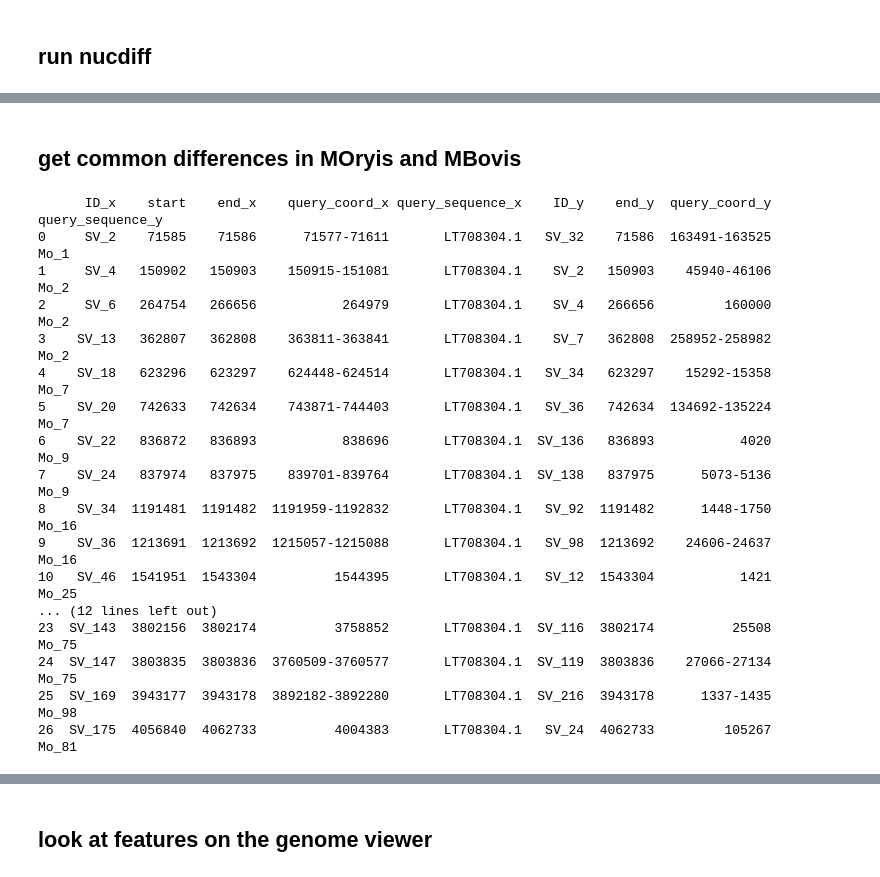
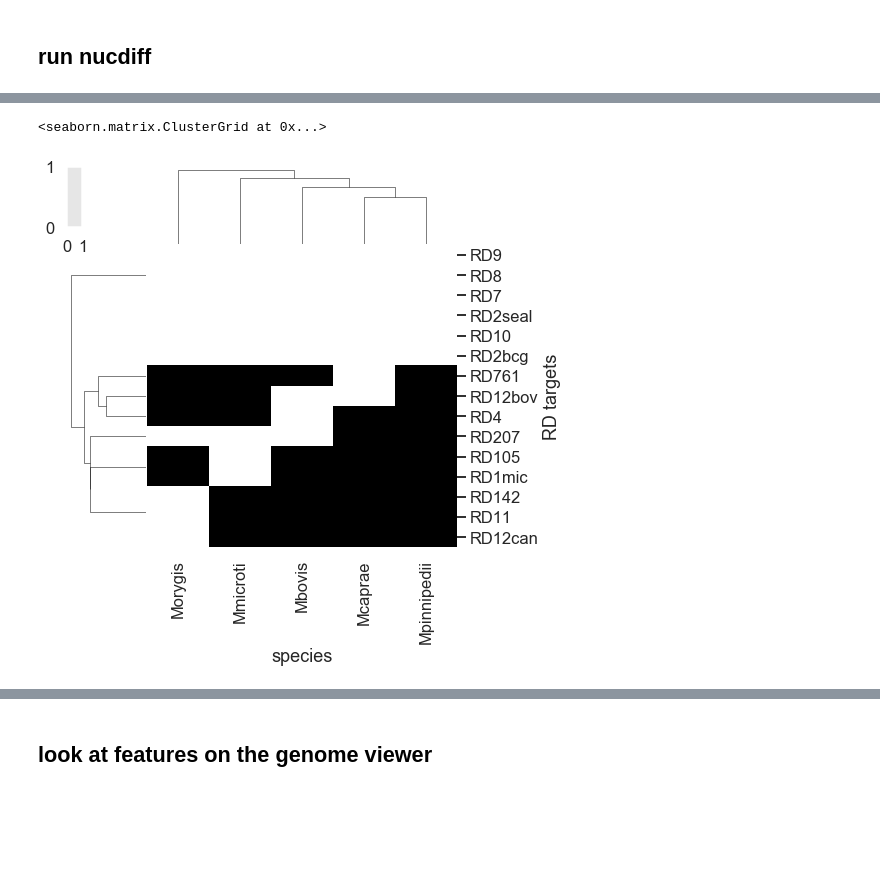
Before and after one commit to Matt-McElheron/Orygis_project, a Jupyter notebook: damien_analysis.ipynb, the cells around one changed output, grey strips where cells are left out. Drawn from its saved outputs; the diff is of its cells as text; code cells hidden in the pictures; blank space fills up the shorter version.

```diff
--- a/damien_analysis.ipynb
+++ b/damien_analysis.ipynb
@@ -57,18 +61,21 @@ def features_to_dataframe(features, cds=False):
     df = pd.DataFrame(allfeat,columns=cols)
     return df
 
-feats = utils.gff_to_features('MTB_Mbovis/results/query_ref_struct.gff')
-#print (features_to_dataframe(feats))
+def gff_to_dataframe(filename):
+    feats = utils.gff_to_features(filename)
+    return features_to_dataframe(feats)
 # %% [markdown]
 ## run nucdiff
 # %%
 def run_nucdiff(ref,query):
+
     r = os.path.splitext(ref)[0]
     q = os.path.splitext(query)[0]
-    cmd = f'nucdiff {ref} {query} {r}_{q} query'
+    cmd = f'nucdiff genomes/{ref} genomes/{query} {r}_{q} query'
     print (cmd)
-    subprocess.check_output(cmd,shell=True)
+    #subprocess.check_output(cmd,shell=True)
 
-#run_nucdiff('MTB.fna','Mbovis.fna')
-run_nucdiff('MTB.fna','MOrygis.fa')
+names = ['Mbovis','Morygis','Mcaprae','Mmicroti','Mpinnipedii']
+for n in names:
+    run_nucdiff('MTB.fna',f'{n}.fna')
 # %% [output]
@@ -83,17 +89,14 @@ oryg_df = features_to_dataframe(feats)
 # %%
 def find_regions(result):
-    result = result[result.Name.isin(['insertion','deletion'])]
+    #result = result[result.Name.isin(['insertion','deletion'])]
     RD = pd.read_csv('RD.csv')
     found=[]
     for i,r in list(result.iterrows()):
-        df = RD[abs(RD.Start-r.start)<500]
+        df = RD[abs(RD.Start-r.start)<400]
         if len(df)>0:
-            #print (df)
-            df['change'] = r.Name
-            df['ID'] = r.ID
+            idcol = r.keys()[0]
+            df['name'] = r[idcol]
+            df['species'] = r.species
             found.append(df)
     found = pd.concat(found)
     return found
-
-print (find_regions(mbovis_df) )
-print (find_regions(oryg_df) )
@@ -122,30 +103,18 @@ See the caveats in the documentation: http://pandas.pydata.org/pandas-docs/stabl
-# %% [markdown]
-## get common differences in MOryis and MBovis
-# %%
-#print (mbovis_df[:5])
-def get_common(df1,df2):
-    scols = ['ID','start','end','query_coord','query_sequence']
-    df1 = df1[df1.Name.isin(['insertion','deletion'])]
-    df2 = df2[df2.Name.isin(['insertion','deletion'])]
-    res = df1[scols].merge(df2[scols],on='start')
-    print (res)
-
-get_common(mbovis_df,oryg_df)
-# %% [output]
-      ID_x    start    end_x    query_coord_x query_sequence_x    ID_y    end_y  query_coord_y query_sequence_y
-0     SV_2    71585    71586      71577-71611       LT708304.1   SV_32    71586  163491-163525             Mo_1
-1     SV_4   150902   150903    150915-151081       LT708304.1    SV_2   150903    45940-46106             Mo_2
-2     SV_6   264754   266656           264979       LT708304.1    SV_4   266656         160000             Mo_2
-3    SV_13   362807   362808    363811-363841       LT708304.1    SV_7   362808  258952-258982             Mo_2
-4    SV_18   623296   623297    624448-624514       LT708304.1   SV_34   623297    15292-15358             Mo_7
-5    SV_20   742633   742634    743871-744403       LT708304.1   SV_36   742634  134692-135224             Mo_7
-6    SV_22   836872   836893           838696       LT708304.1  SV_136   836893           4020             Mo_9
-7    SV_24   837974   837975    839701-839764       LT708304.1  SV_138   837975      5073-5136             Mo_9
-8    SV_34  1191481  1191482  1191959-1192832       LT708304.1   SV_92  1191482      1448-1750            Mo_16
-9    SV_36  1213691  1213692  1215057-1215088       LT708304.1   SV_98  1213692    24606-24637            Mo_16
-10   SV_46  1541951  1543304          1544395       LT708304.1   SV_12  1543304           1421            Mo_25
-... (12 lines left out)
-23  SV_143  3802156  3802174          3758852       LT708304.1  SV_116  3802174          25508            Mo_75
-24  SV_147  3803835  3803836  3760509-3760577       LT708304.1  SV_119  3803836    27066-27134            Mo_75
-25  SV_169  3943177  3943178  3892182-3892280       LT708304.1  SV_216  3943178      1337-1435            Mo_98
-26  SV_175  4056840  4062733          4004383       LT708304.1   SV_24  4062733         105267            Mo_81
+# %%
+res = []
+for n in names:
+    df = gff_to_dataframe(f'MTB_{n}/results/query_ref_struct.gff')
+    df['species'] = n
+    df=find_regions(df)
+    res.append(df)
+res = pd.concat(res)
+# %%
+X = pd.pivot_table(res,index='RD targets',columns=['species'],values='Start')
+#f,ax=plt.subplots(figsize=(8,8))
+X[X.notnull()] = 1
+X = X.fillna(0)
+X
+sns.clustermap(X,cbar=False,figsize=(7,7),cmap='gray')
+# %% [output]
+<seaborn.matrix.ClusterGrid at 0x...>
+[figure, added]
```
Also changed, not shown: parts of 9 cells of this notebook, 2 other files.
